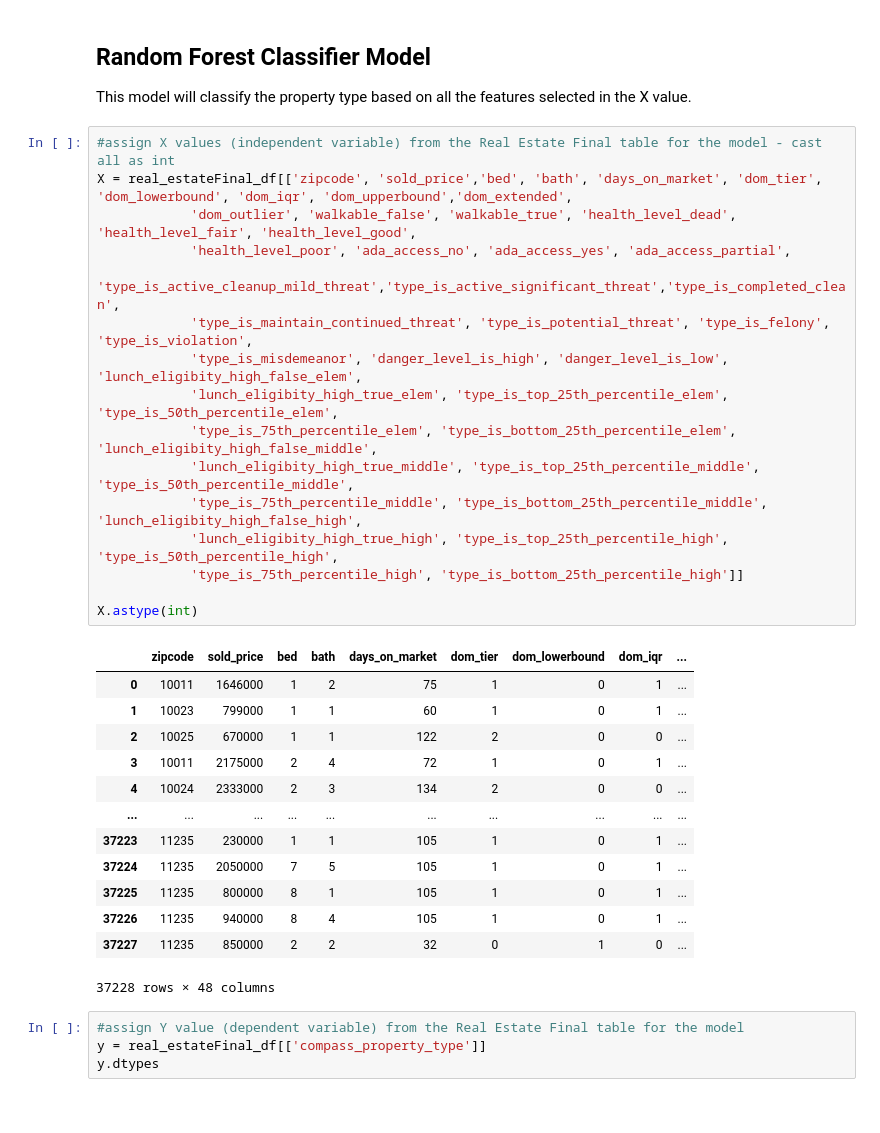
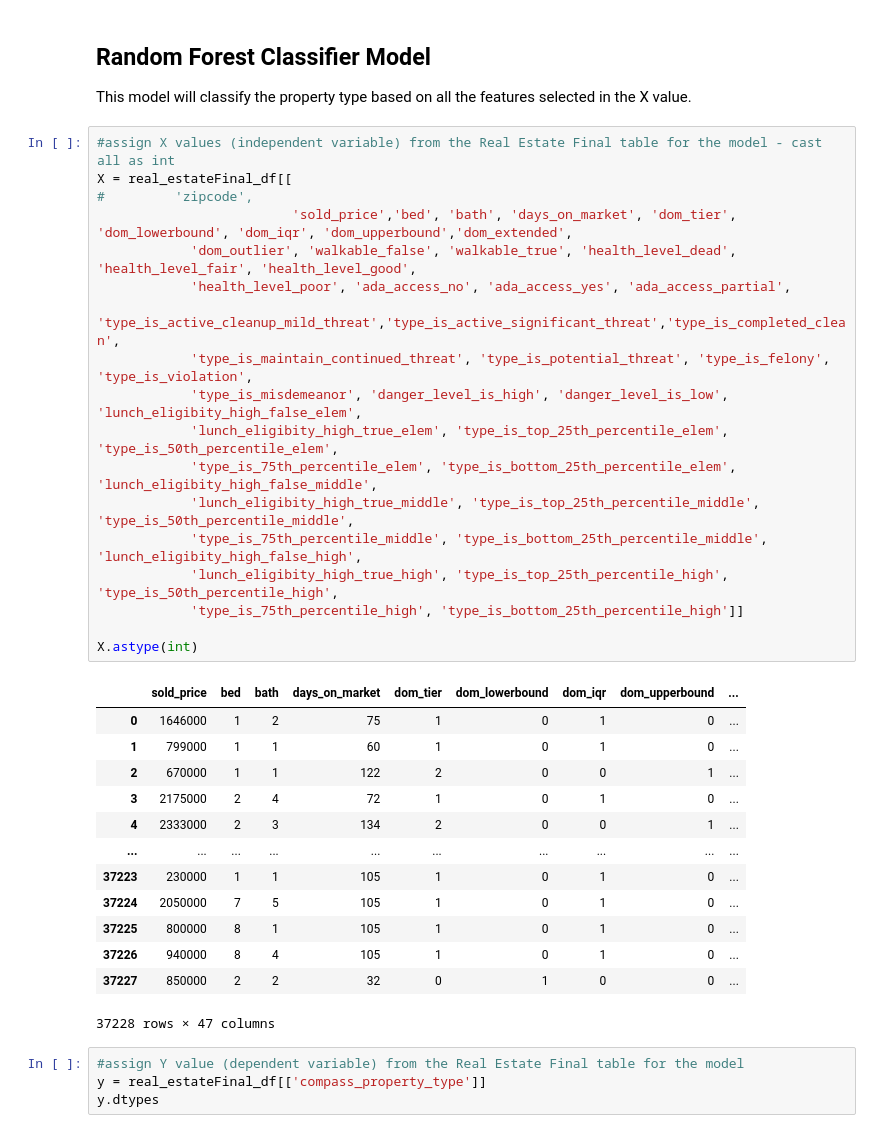
Before and after one commit to shadeetabasi/NYC-Challenge-Final, a Jupyter notebook: Resources/machine-learning/decision_trees-final.ipynb, the cells around one changed output. Cells and saved outputs as stored; diff of their text form.

```diff
--- a/Resources/machine-learning/decision_trees-final.ipynb
+++ b/Resources/machine-learning/decision_trees-final.ipynb
@@ -54,34 +54,36 @@ real_estateFinal_df.sample(5)
 This model will classify the property type based on all the features selected in the X value.
 # %%
 #assign X values (independent variable) from the Real Estate Final table for the model - cast all as int
-X = real_estateFinal_df[['zipcode', 'sold_price','bed', 'bath', 'days_on_market', 'dom_tier', 'dom_lowerbound', 'dom_iqr', 'dom_upperbound','dom_extended',
+X = real_estateFinal_df[[
+#         'zipcode',
+                         'sold_price','bed', 'bath', 'days_on_market', 'dom_tier', 'dom_lowerbound', 'dom_iqr', 'dom_upperbound','dom_extended',
             'dom_outlier', 'walkable_false', 'walkable_true', 'health_level_dead', 'health_level_fair', 'health_level_good',
             'health_level_poor', 'ada_access_no', 'ada_access_yes', 'ada_access_partial',
             'type_is_active_cleanup_mild_threat','type_is_active_significant_threat','type_is_completed_clean',
             'type_is_maintain_continued_threat', 'type_is_potential_threat', 'type_is_felony', 'type_is_violation',
             'type_is_misdemeanor', 'danger_level_is_high', 'danger_level_is_low', 'lunch_eligibity_high_false_elem',
             'lunch_eligibity_high_true_elem', 'type_is_top_25th_percentile_elem', 'type_is_50th_percentile_elem',
             'type_is_75th_percentile_elem', 'type_is_bottom_25th_percentile_elem', 'lunch_eligibity_high_false_middle',
             'lunch_eligibity_high_true_middle', 'type_is_top_25th_percentile_middle', 'type_is_50th_percentile_middle',
             'type_is_75th_percentile_middle', 'type_is_bottom_25th_percentile_middle', 'lunch_eligibity_high_false_high',
             'lunch_eligibity_high_true_high', 'type_is_top_25th_percentile_high', 'type_is_50th_percentile_high',
             'type_is_75th_percentile_high', 'type_is_bottom_25th_percentile_high']]
 
 X.astype(int)
 # %% [output]
-|  | zipcode | sold_price | bed | bath | days_on_market | dom_tier | dom_lowerbound | dom_iqr | ... |
-| 0 | 10011 | 1646000 | 1 | 2 | 75 | 1 | 0 | 1 | ... |
-| 1 | 10023 | 799000 | 1 | 1 | 60 | 1 | 0 | 1 | ... |
-| 2 | 10025 | 670000 | 1 | 1 | 122 | 2 | 0 | 0 | ... |
-| 3 | 10011 | 2175000 | 2 | 4 | 72 | 1 | 0 | 1 | ... |
-| 4 | 10024 | 2333000 | 2 | 3 | 134 | 2 | 0 | 0 | ... |
+|  | sold_price | bed | bath | days_on_market | dom_tier | dom_lowerbound | dom_iqr | dom_upperbound | ... |
+| 0 | 1646000 | 1 | 2 | 75 | 1 | 0 | 1 | 0 | ... |
+| 1 | 799000 | 1 | 1 | 60 | 1 | 0 | 1 | 0 | ... |
+| 2 | 670000 | 1 | 1 | 122 | 2 | 0 | 0 | 1 | ... |
+| 3 | 2175000 | 2 | 4 | 72 | 1 | 0 | 1 | 0 | ... |
+| 4 | 2333000 | 2 | 3 | 134 | 2 | 0 | 0 | 1 | ... |
 | ... | ... | ... | ... | ... | ... | ... | ... | ... | ... |
-| 37223 | 11235 | 230000 | 1 | 1 | 105 | 1 | 0 | 1 | ... |
-| 37224 | 11235 | 2050000 | 7 | 5 | 105 | 1 | 0 | 1 | ... |
-| 37225 | 11235 | 800000 | 8 | 1 | 105 | 1 | 0 | 1 | ... |
-| 37226 | 11235 | 940000 | 8 | 4 | 105 | 1 | 0 | 1 | ... |
-| 37227 | 11235 | 850000 | 2 | 2 | 32 | 0 | 1 | 0 | ... |
+| 37223 | 230000 | 1 | 1 | 105 | 1 | 0 | 1 | 0 | ... |
+| 37224 | 2050000 | 7 | 5 | 105 | 1 | 0 | 1 | 0 | ... |
+| 37225 | 800000 | 8 | 1 | 105 | 1 | 0 | 1 | 0 | ... |
+| 37226 | 940000 | 8 | 4 | 105 | 1 | 0 | 1 | 0 | ... |
+| 37227 | 850000 | 2 | 2 | 32 | 0 | 1 | 0 | 0 | ... |
-37228 rows × 48 columns
+37228 rows × 47 columns
 # %%
 #assign Y value (dependent variable) from the Real Estate Final table for the model
 y = real_estateFinal_df[['compass_property_type']]
```
Also changed, not shown: parts of 16 cells of this notebook, 4 other files.
